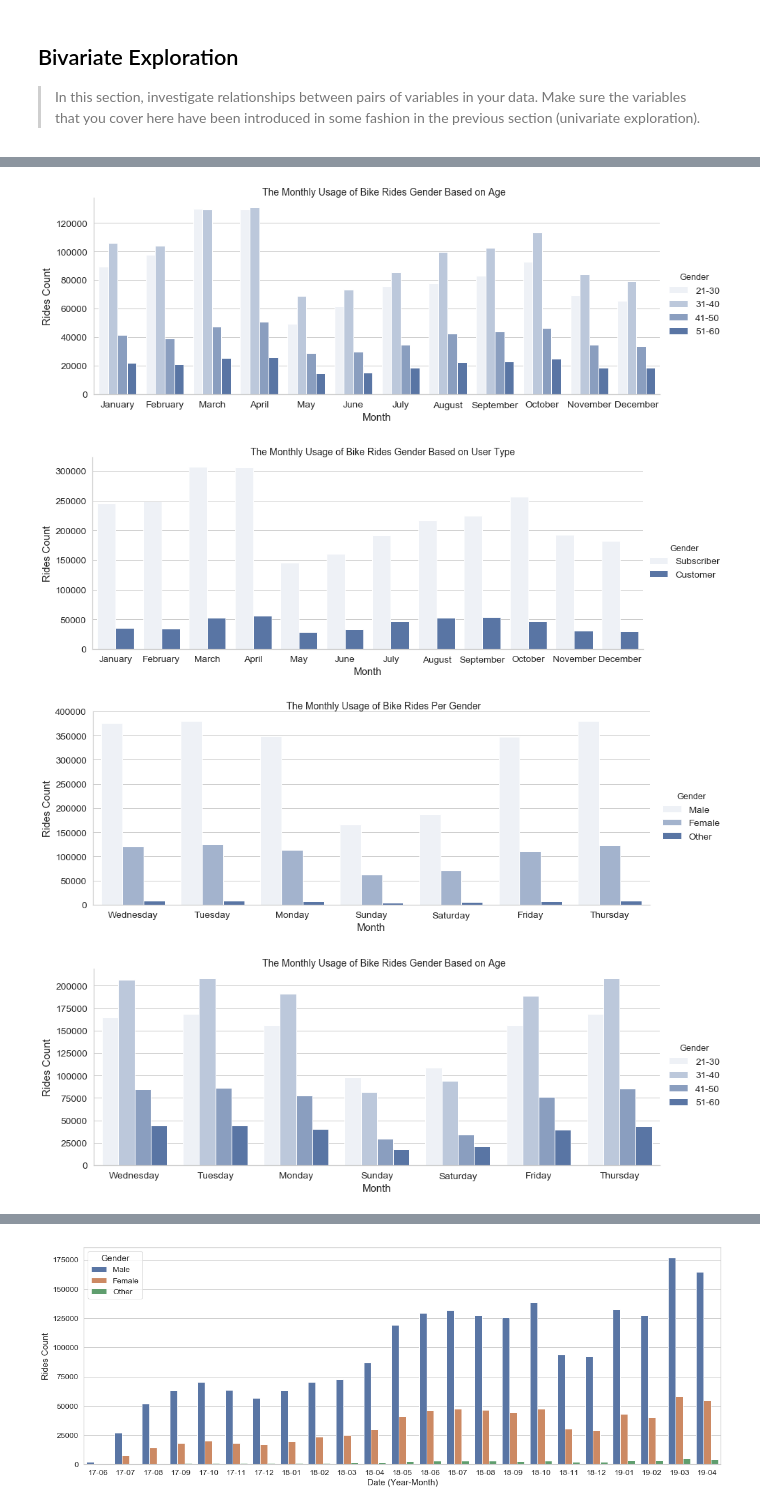
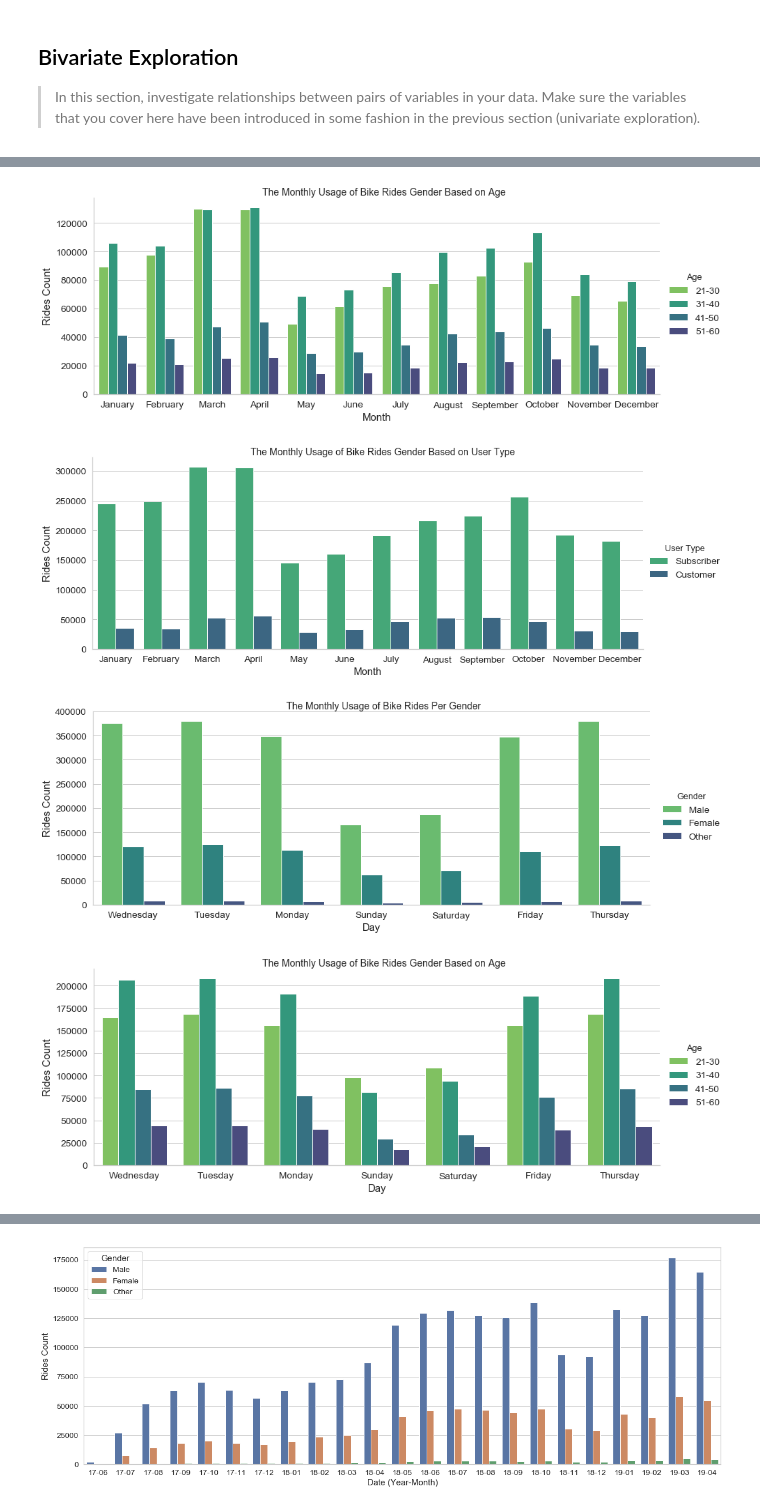
Before and after one commit to Alyahya-A/communicate-data-findings, a Jupyter notebook: communicate-data-findings-exploration.ipynb, the cells around one changed output, grey strips where cells are left out. Saved outputs shown, nothing was run; the diff lists cells and outputs as text; code cells hidden in the pictures.

```diff
--- a/communicate-data-findings-exploration.ipynb
+++ b/communicate-data-findings-exploration.ipynb
@@ -653,37 +654,39 @@ lm.fig.suptitle('The Monthly Usage of Bike Rides Per Gender', fontsize=14);
 # %%
 my_order = ['21-30', '31-40', '41-50', '51-60']
 lm = sns.catplot(data=df, x='start_time_month', hue='age_category', kind='count',aspect=20.7/8.27, color=base_color,
-                hue_order=my_order)
+                hue_order=my_order, palette='viridis_r')
 
 lm.set_axis_labels('Month', 'Rides Count')
 lm._legend.set_title('Age')
 lm.fig.suptitle('The Monthly Usage of Bike Rides Gender Based on Age', fontsize=14);
 # %% [output]
-[figure, old version]
+[figure, new version]
 # %%
 my_order = ['21-30', '31-40', '41-50', '51-60']
-lm = sns.catplot(data=df, x='start_time_month', hue='user_type', kind='count',aspect=20.7/8.27, color=base_color)
+lm = sns.catplot(data=df, x='start_time_month', hue='user_type', kind='count',aspect=20.7/8.27, color=base_color,
+                palette='viridis_r')
 
 lm.set_axis_labels('Month', 'Rides Count')
 lm._legend.set_title('User Type')
 lm.fig.suptitle('The Monthly Usage of Bike Rides Gender Based on User Type', fontsize=14);
 # %% [output]
-[figure, old version]
+[figure, new version]
 # %%
-lm = sns.catplot(data=df, x='start_time_day', hue='member_gender', kind='count',aspect=20.7/8.27, color=base_color)
+lm = sns.catplot(data=df, x='start_time_day', hue='member_gender', kind='count',aspect=20.7/8.27, color=base_color,
+                palette='viridis_r')
 
 lm.set_axis_labels('Day', 'Rides Count')
 lm._legend.set_title('Gender')
 lm.fig.suptitle('The Monthly Usage of Bike Rides Per Gender', fontsize=14);
 # %% [output]
-[figure, old version]
+[figure, new version]
 # %%
 lm = sns.catplot(data=df, x='start_time_day', hue='age_category', kind='count',aspect=20.7/8.27, color=base_color,
-                hue_order=my_order)
+                hue_order=my_order, palette='viridis_r')
 
 lm.set_axis_labels('Day', 'Rides Count')
 lm._legend.set_title('Age')
 lm.fig.suptitle('The Monthly Usage of Bike Rides Gender Based on Age', fontsize=14);
 # %% [output]
-[figure, old version]
+[figure, new version]
 # %%
```
Also changed, not shown: parts of 10 cells of this notebook.
